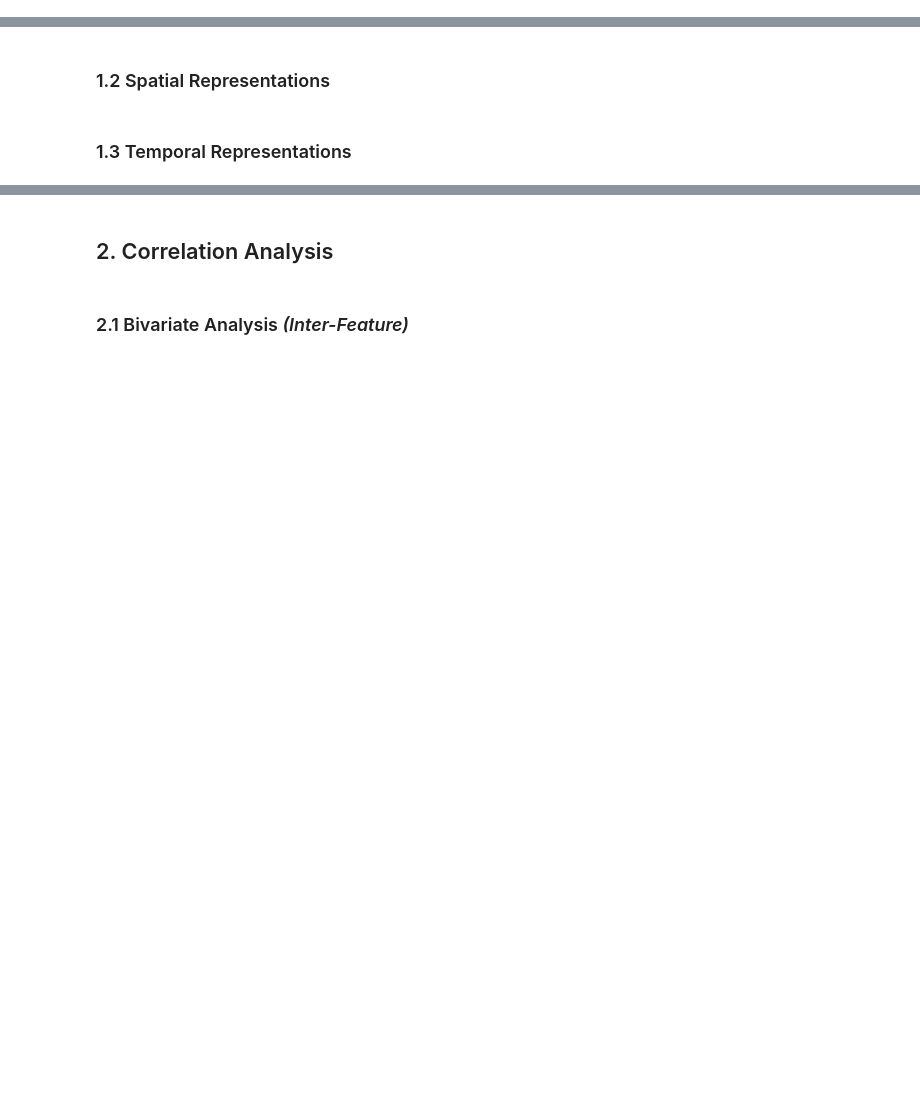
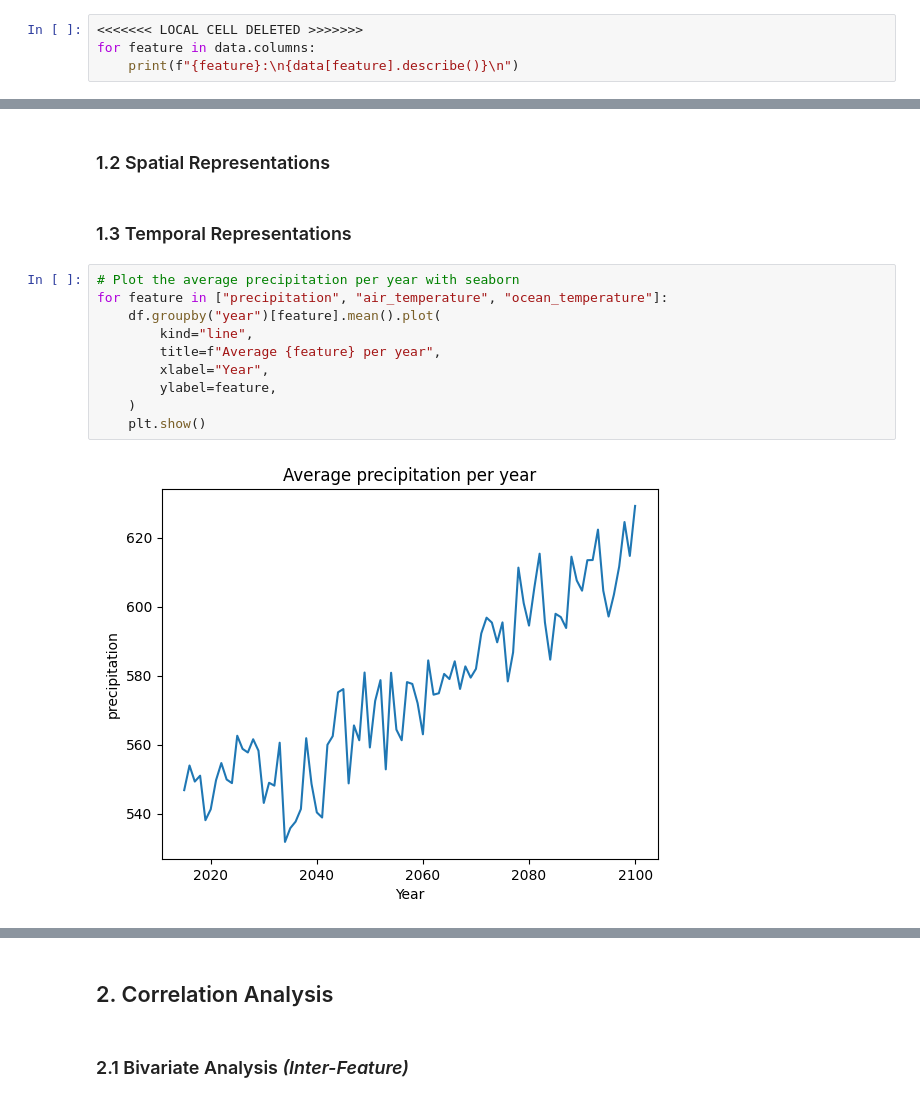
Before and after one commit to sam-mata/BSc-Hons, a Jupyter notebook: EDA.ipynb, the cells around one changed output, grey strips where cells are left out. Drawn from its saved outputs; the diff is of its cells as text; blank space fills up the shorter version.

```diff
--- a/EDA.ipynb
+++ b/EDA.ipynb
@@ -31,2 +74,6 @@ print(f"🎯 Targets: \n {targets.head()}")
 # %% [markdown]
 ### 1.1 Univariate Analysis
+# %%
+<<<<<<< LOCAL CELL DELETED >>>>>>>
+for feature in data.columns:
+    print(f"{feature}:\n{data[feature].describe()}\n")
@@ -34,3 +99,15 @@ print(f"🎯 Targets: \n {targets.head()}")
 ### 1.2 Spatial Representations
 # %% [markdown]
 ### 1.3 Temporal Representations
+# %%
+# Plot the average precipitation per year with seaborn
+for feature in ["precipitation", "air_temperature", "ocean_temperature"]:
+    df.groupby("year")[feature].mean().plot(
+        kind="line",
+        title=f"Average {feature} per year",
+        xlabel="Year",
+        ylabel=feature,
+    )
+    plt.show()
+# %% [output]
+[figure, added]
```
Also changed, not shown: parts of 8 cells of this notebook, 14 other files.
